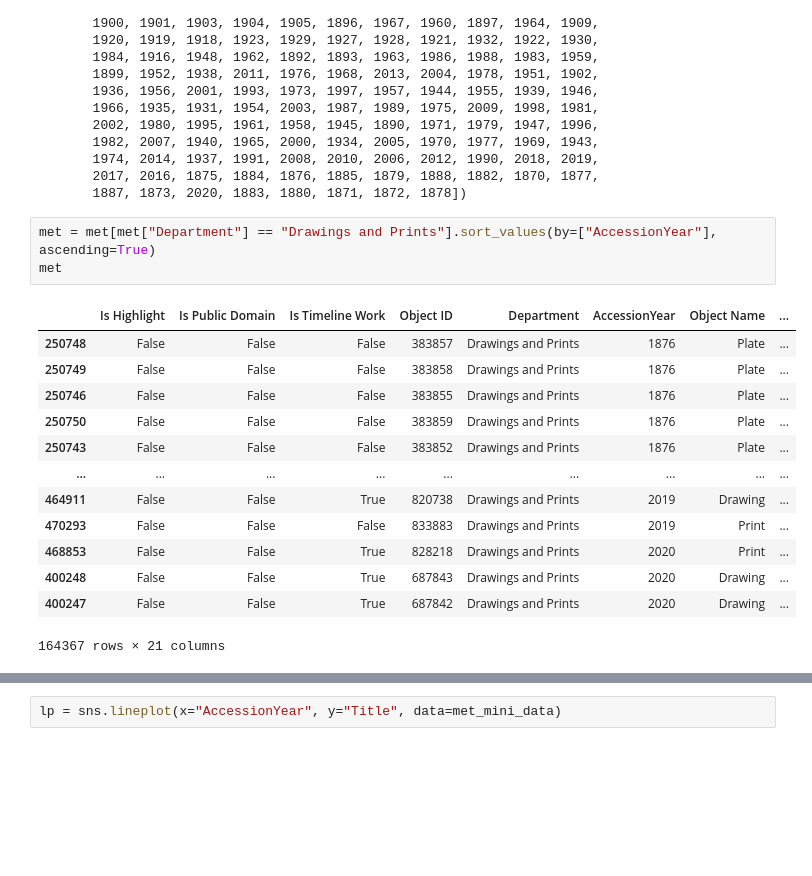
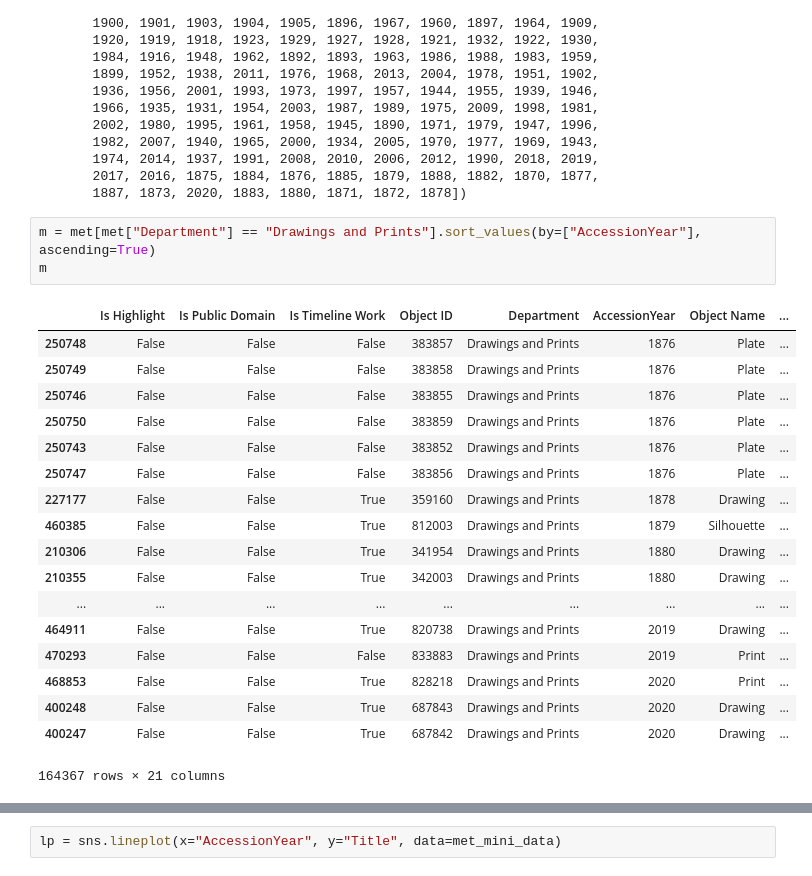
Before and after one commit to Aubrey-Li/METDataAnalysis, a Jupyter notebook: MET.ipynb, the cells around one changed output, grey strips where cells are left out. Cells and saved outputs as stored; diff of their text form; blank space fills up the shorter version.

```diff
--- a/MET.ipynb
+++ b/MET.ipynb
@@ -270,15 +274,20 @@ array([1906, 1999, 1925, 1912, 2015, 1953, 1908, 1994, 1950, 1985, 1874,
        2017, 2016, 1875, 1884, 1876, 1885, 1879, 1888, 1882, 1870, 1877,
        1887, 1873, 2020, 1883, 1880, 1871, 1872, 1878])
 # %%
-met = met[met["Department"] == "Drawings and Prints"].sort_values(by=["AccessionYear"], ascending=True)
-met
+m = met[met["Department"] == "Drawings and Prints"].sort_values(by=["AccessionYear"], ascending=True)
+m
 # %% [output]
 |  | Is Highlight | Is Public Domain | Is Timeline Work | Object ID | Department | AccessionYear | Object Name | ... |
 | 250748 | False | False | False | 383857 | Drawings and Prints | 1876 | Plate | ... |
 | 250749 | False | False | False | 383858 | Drawings and Prints | 1876 | Plate | ... |
 | 250746 | False | False | False | 383855 | Drawings and Prints | 1876 | Plate | ... |
 | 250750 | False | False | False | 383859 | Drawings and Prints | 1876 | Plate | ... |
 | 250743 | False | False | False | 383852 | Drawings and Prints | 1876 | Plate | ... |
+| 250747 | False | False | False | 383856 | Drawings and Prints | 1876 | Plate | ... |
+| 227177 | False | False | True | 359160 | Drawings and Prints | 1878 | Drawing | ... |
+| 460385 | False | False | True | 812003 | Drawings and Prints | 1879 | Silhouette | ... |
+| 210306 | False | False | True | 341954 | Drawings and Prints | 1880 | Drawing | ... |
+| 210355 | False | False | True | 342003 | Drawings and Prints | 1880 | Drawing | ... |
 | ... | ... | ... | ... | ... | ... | ... | ... | ... |
 | 464911 | False | False | True | 820738 | Drawings and Prints | 2019 | Drawing | ... |
 | 470293 | False | False | False | 833883 | Drawings and Prints | 2019 | Print | ... |
```
Also changed, not shown: parts of 10 cells of this notebook.
